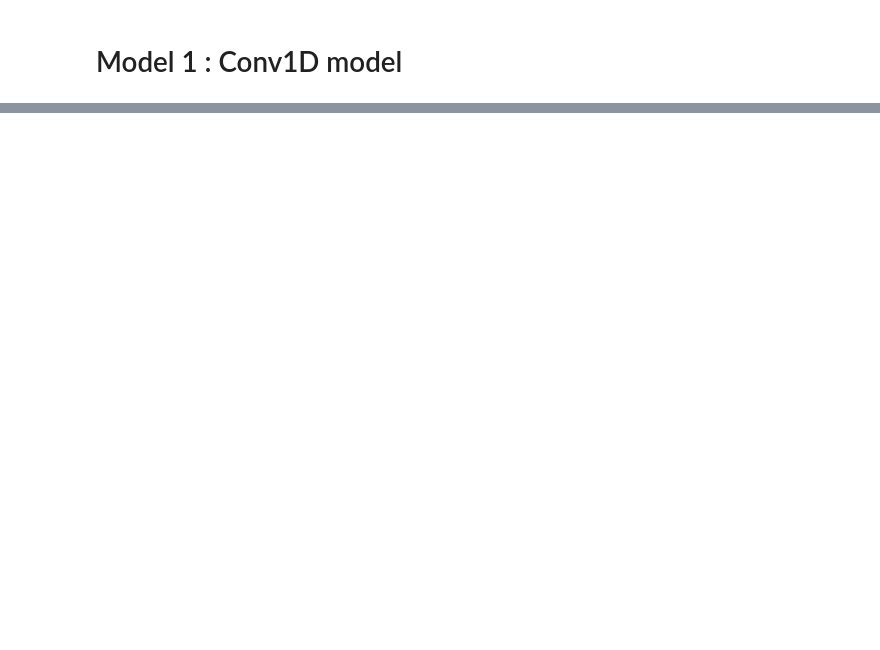
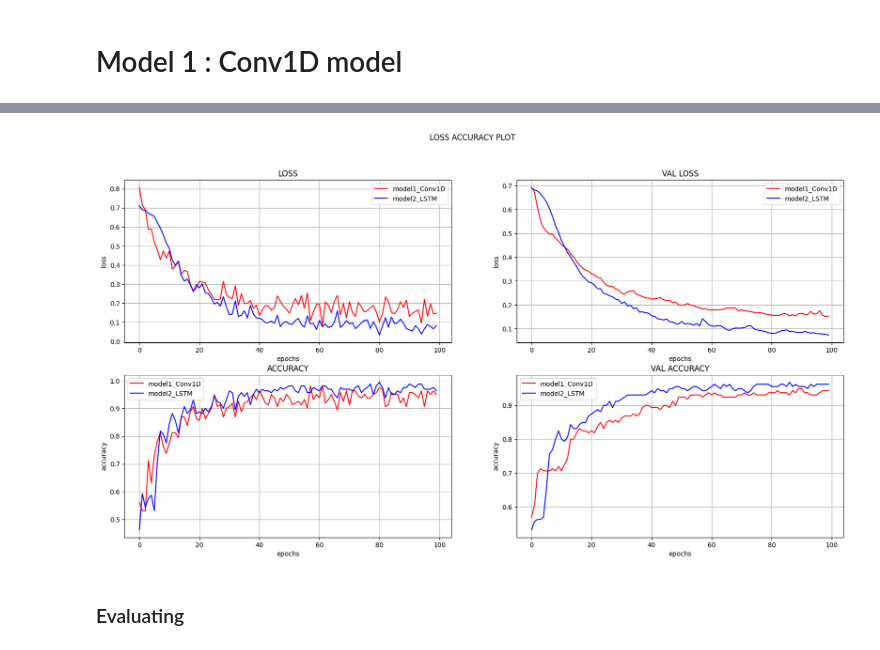
Before and after one commit to tikendraw/fake_news_classifier, a Jupyter notebook: fake_news_classifier.ipynb, the cells around one changed output, grey strips where cells are left out. Cells and saved outputs as stored; diff of their text form; code cells hidden in the pictures; blank space fills up the shorter version.

```diff
--- a/fake_news_classifier.ipynb
+++ b/fake_news_classifier.ipynb
@@ -1295,0 +1379,6 @@ plt.show()
+# %%
+compare_histories([history1, history2], colors = ['r','b'])
+# %% [output]
+[figure, added]
+# %% [markdown]
+### Evaluating
```
Also changed, not shown: parts of 154 cells of this notebook, 2 other files.
